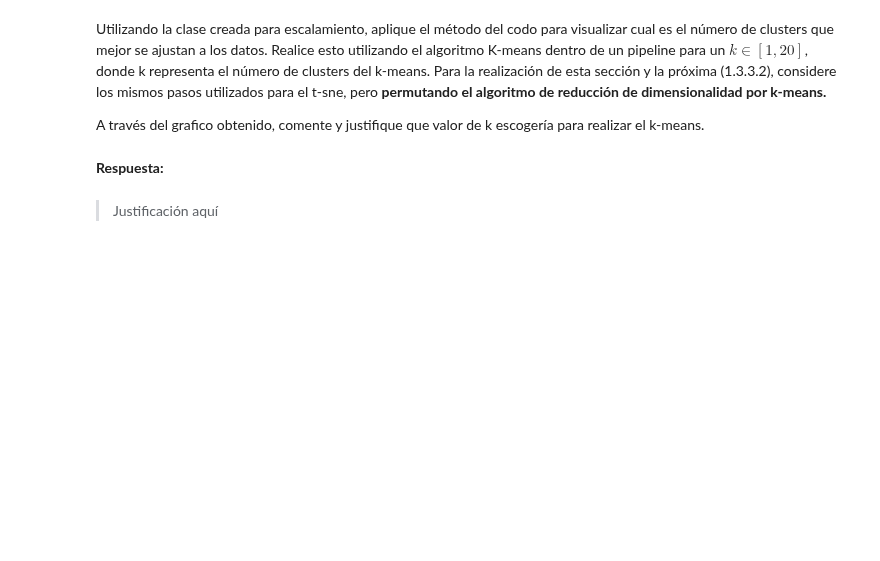
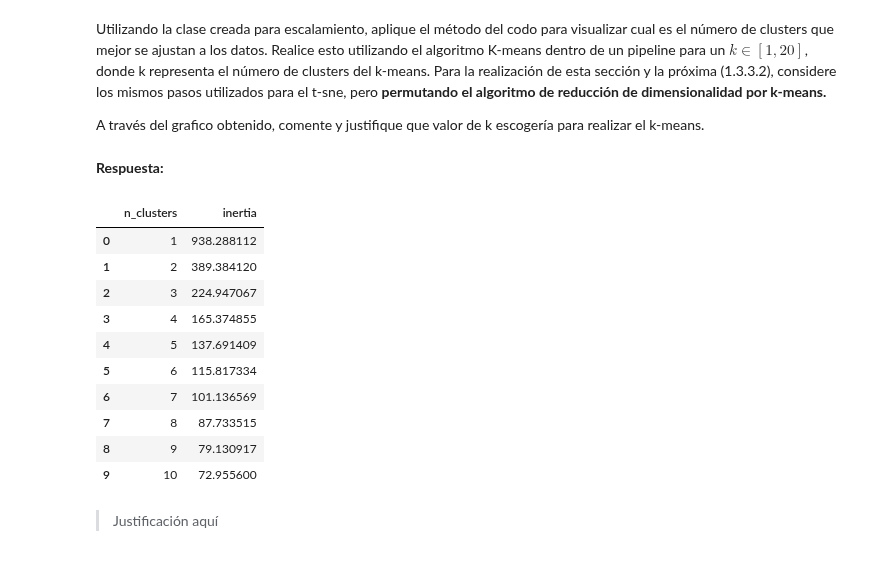
Before and after one commit to SimonSanfeliu/MDS7202-BS, a Jupyter notebook: L7/Lab7_Becerra_Sanfeliú.ipynb, the cells around one changed output. Cells and saved outputs as stored; diff of their text form; code cells hidden in the pictures; blank space fills up the shorter version.

```diff
--- a/L7/Lab7_Becerra_Sanfeliú.ipynb
+++ b/L7/Lab7_Becerra_Sanfeliú.ipynb
@@ -175,23 +178,23 @@ def custom_features(dataframe_in):
     assert type(dataframe_in) == pd.DataFrame
 
     # Length
-    lengths = dataframe_in.groupby("Customer ID")["InvoiceDate"].apply(lambda x: (max(x) - min(x)).days if len(x.unique()) != 1 else 0)
+    lengths = dataframe_in.groupby("Customer ID", observed=True)["InvoiceDate"].apply(lambda x: (max(x) - min(x)).days if len(x.unique()) != 1 else 0)
 
     # Recency
     max_date = max(dataframe_in["InvoiceDate"]) + np.timedelta64(1, "D")  # Fecha final del dataframe + 1 día
-    recencies = dataframe_in.groupby("Customer ID")["InvoiceDate"].apply(lambda x: (max_date - max(x)).days)
+    recencies = dataframe_in.groupby("Customer ID", observed=True)["InvoiceDate"].apply(lambda x: (max_date - max(x)).days)
 
     # Frecuency
-    frequencies = dataframe_in.groupby("Customer ID")["InvoiceDate"].apply(lambda x: x.nunique())
+    frequencies = dataframe_in.groupby("Customer ID", observed=True)["InvoiceDate"].apply(lambda x: x.nunique())
 
     # Monetary
     df = dataframe_in.copy()
     df["Income"] = df["Quantity"] * df["Price"]
-    monetary = round(df.groupby("Customer ID")["Income"].mean(), 2)
+    monetary = round(df.groupby("Customer ID", observed=True)["Income"].mean(), 2)
 
     # Periodicity
     # Primero se calculan los IVT para cada cliente en días
-    ivts = dataframe_in.groupby("Customer ID")["InvoiceDate"].apply(lambda x: [(x.unique()[i+1] - x.unique()[i]).astype("timedelta64[D]").astype(int)
+    ivts = dataframe_in.groupby("Customer ID", observed=True)["InvoiceDate"].apply(lambda x: [(x.unique()[i+1] - x.unique()[i]).days
                                                                              for i in range(len(x.unique())) if i+1 != len(x.unique())])
     periodicities = ivts.apply(lambda x: round(np.std(x), 2) if len(x) != 0 else 0)
 
@@ -280,0 +294,32 @@ A través del grafico obtenido, comente y justifique que valor de k escogería p
+# %%
+# Definiendo el estado aleatorio
+RANDOM_STATE = 42
+
+# Creando la pipeline para K-Means
+def pipeline_k(k):
+    pipeline = Pipeline([
+        ("LRMFP", FunctionTransformer(custom_features)),
+        ("Scaler", ColumnTransformer([("norm", MinMax(), ["Length", "Recency", "Frequency", "Monetary", "Periodicity"])])),
+        ("K-Means", KMeans(n_clusters=k, random_state=RANDOM_STATE))
+    ])
+    return pipeline
+
+# Obteniendo las inertias para el método del codo
+inertias = [
+    [k, pipeline_k(k).fit(df_retail)["K-Means"].inertia_]
+    for k in range(1,21)
+]
+inertias = pd.DataFrame(inertias, columns=["n_clusters", "inertia"])
+inertias.head(10)
+# %% [output]
+|  | n_clusters | inertia |
+| 0 | 1 | 938.288112 |
+| 1 | 2 | 389.384120 |
+| 2 | 3 | 224.947067 |
+| 3 | 4 | 165.374855 |
+| 4 | 5 | 137.691409 |
+| 5 | 6 | 115.817334 |
+| 6 | 7 | 101.136569 |
+| 7 | 8 | 87.733515 |
+| 8 | 9 | 79.130917 |
+| 9 | 10 | 72.955600 |
```
Also changed, not shown: parts of 4 cells of this notebook.
